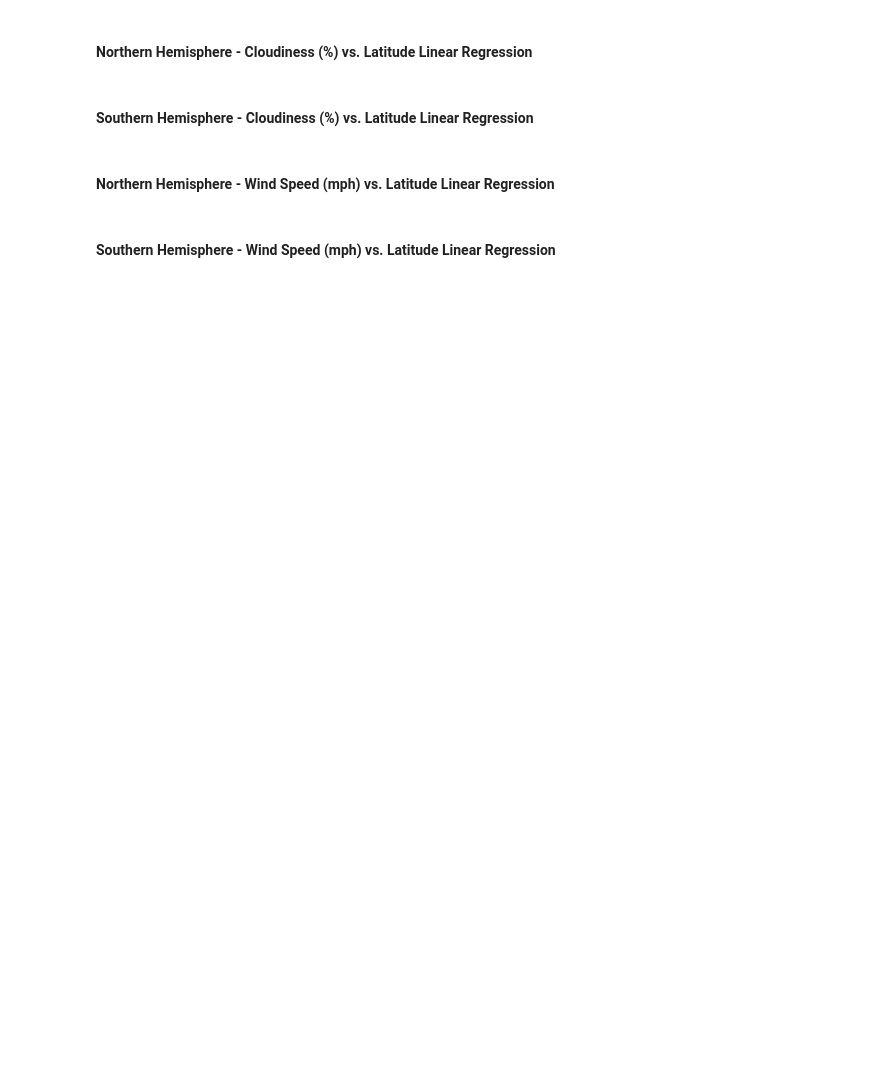
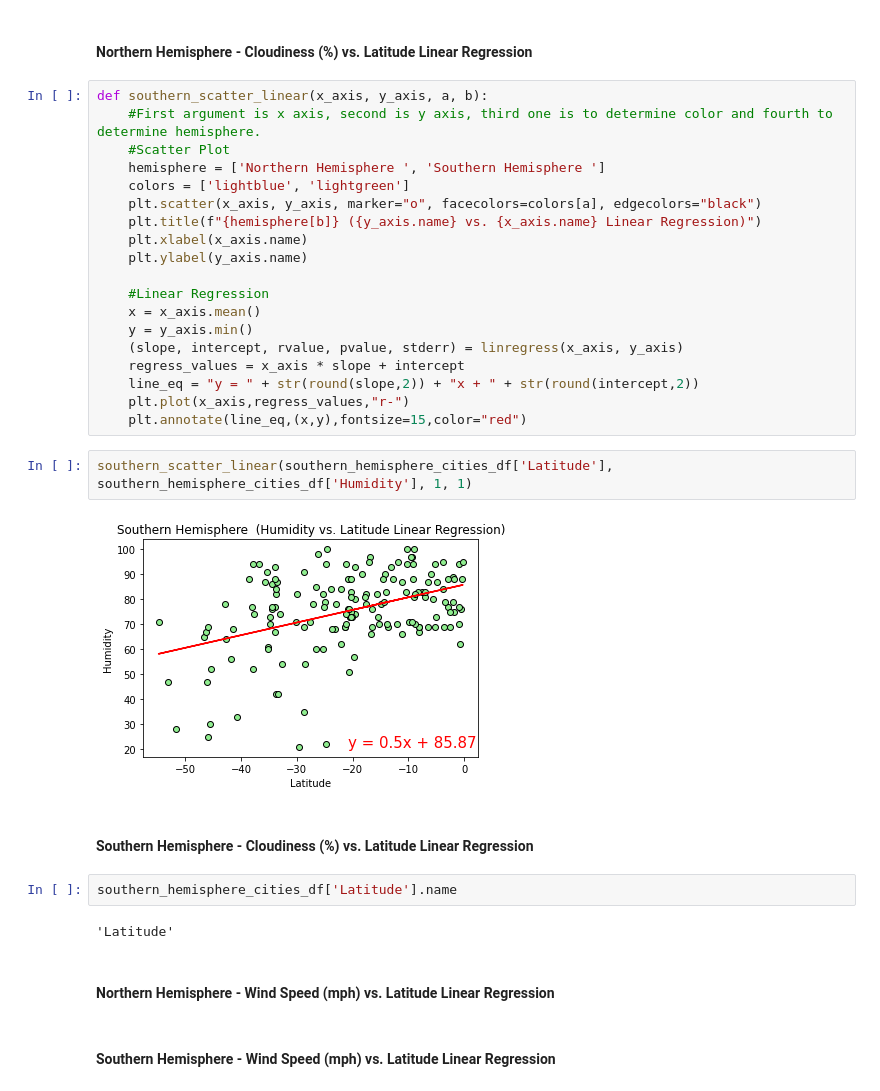
Before and after one commit to gucaselo/python-api, a Jupyter notebook: WeatherPy/WeatherPy.ipynb, the cells around one changed output. Drawn from its saved outputs; the diff is of its cells as text; blank space fills up the shorter version.

```diff
--- a/WeatherPy/WeatherPy.ipynb
+++ b/WeatherPy/WeatherPy.ipynb
@@ -272,7 +304,34 @@ Text(-40, 50, 'y = -1.35x + 91.64')
 # %% [markdown]
 ####  Northern Hemisphere - Cloudiness (%) vs. Latitude Linear Regression
+# %%
+def southern_scatter_linear(x_axis, y_axis, a, b):
+    #First argument is x axis, second is y axis, third one is to determine color and fourth to determine hemisphere.
+    #Scatter Plot
+    hemisphere = ['Northern Hemisphere ', 'Southern Hemisphere ']
+    colors = ['lightblue', 'lightgreen']
+    plt.scatter(x_axis, y_axis, marker="o", facecolors=colors[a], edgecolors="black")
+    plt.title(f"{hemisphere[b]} ({y_axis.name} vs. {x_axis.name} Linear Regression)")
+    plt.xlabel(x_axis.name)
+    plt.ylabel(y_axis.name)
+
+    #Linear Regression
+    x = x_axis.mean()
+    y = y_axis.min()
+    (slope, intercept, rvalue, pvalue, stderr) = linregress(x_axis, y_axis)
+    regress_values = x_axis * slope + intercept
+    line_eq = "y = " + str(round(slope,2)) + "x + " + str(round(intercept,2))
+    plt.plot(x_axis,regress_values,"r-")
+    plt.annotate(line_eq,(x,y),fontsize=15,color="red")
+# %%
+southern_scatter_linear(southern_hemisphere_cities_df['Latitude'], southern_hemisphere_cities_df['Humidity'], 1, 1)
+# %% [output]
+[figure, added]
 # %% [markdown]
 ####  Southern Hemisphere - Cloudiness (%) vs. Latitude Linear Regression
+# %%
+southern_hemisphere_cities_df['Latitude'].name
+# %% [output]
+'Latitude'
 # %% [markdown]
 ####  Northern Hemisphere - Wind Speed (mph) vs. Latitude Linear Regression
 # %% [markdown]
```
Also changed, not shown: parts of 4 cells of this notebook, 1 other file.
